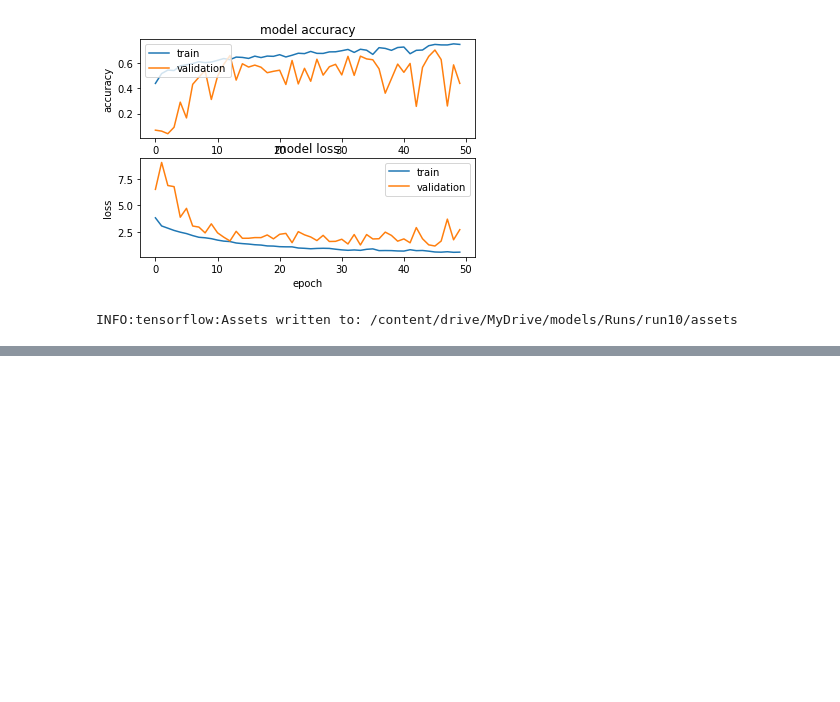
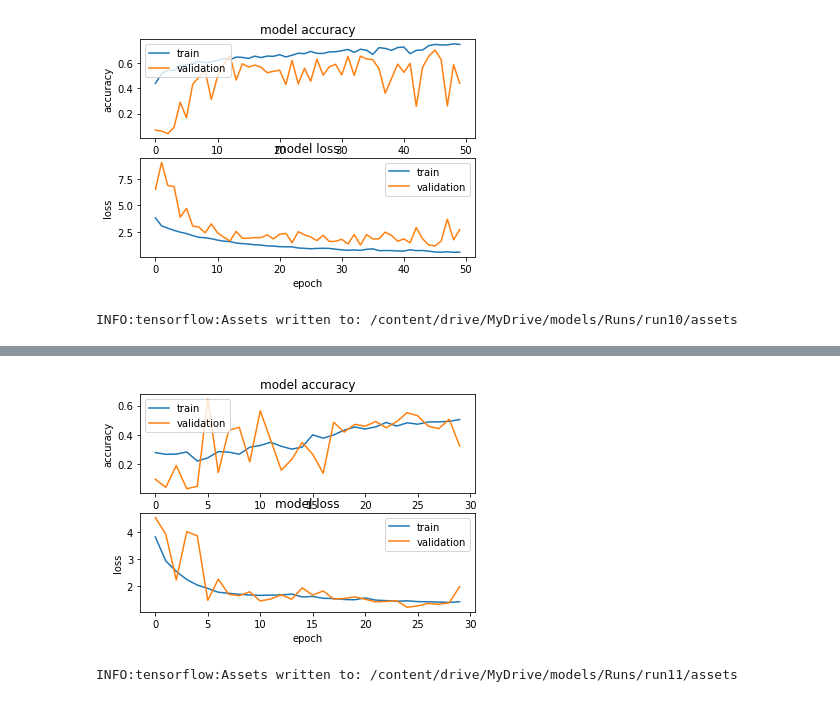
Before and after one commit to florestony54/skin-lesion, a Jupyter notebook: skin_lesion.ipynb, the cells around one changed output, grey strips where cells are left out. Drawn from its saved outputs; the diff is of its cells as text; code cells hidden in the pictures; blank space fills up the shorter version.

```diff
--- a/skin_lesion.ipynb
+++ b/skin_lesion.ipynb
@@ -912,0 +938,77 @@ INFO:tensorflow:Assets written to: /content/drive/MyDrive/models/Runs/run10/asse
+# %%
+batch_size = 32
+img_height = 450//3
+img_width = 600//3
+target_size = (img_height, img_width)
+
+train_data = train_datagen.flow_from_directory(
+    train_dir,
+    shuffle = True,
+    seed = 930,
+    target_size = target_size,
+    batch_size = batch_size,
+    class_mode = 'categorical'
+)
+
+val_data = val_datagen.flow_from_directory(
+    val_dir,
+    shuffle = True,
+    seed =930,
+    target_size = target_size,
+    batch_size = batch_size,
+    class_mode = 'categorical'
+)
+
+model = tf.keras.Sequential([
+  layers.Conv2D(32, 3, kernel_regularizer='l2'),
+  layers.BatchNormalization(),
+  layers.Activation('relu'),
+  layers.Conv2D(32, 3, kernel_regularizer='l2'),
+  layers.BatchNormalization(),
+  layers.Activation('relu'),
+  layers.MaxPooling2D(2),
+  layers.Activation('relu'),
+  layers.Conv2D(32, 3, kernel_regularizer='l2'),
+  layers.BatchNormalization(),
+  layers.Activation('relu'),
+  layers.Conv2D(32, 3, kernel_regularizer='l2'),
+  layers.BatchNormalization(),
+  layers.Activation('relu'),
+  layers.MaxPooling2D(2),
+  layers.Activation('relu'),
+  layers.Conv2D(32, 3, kernel_regularizer='l2'),
+  layers.BatchNormalization(),
+  layers.Activation('relu'),
+  layers.Conv2D(32, 3, kernel_regularizer='l2'),
+  layers.BatchNormalization(),
+  layers.Activation('relu'),
+  layers.MaxPooling2D(2),
+  layers.Activation('relu'),
+  layers.Flatten(),
+  layers.Dense(128),
+  layers.Activation('relu'),
+  layers.Dense(7),
+  layers.Activation('softmax')
+])
+
+
+reduce_lr = keras.callbacks.ReduceLROnPlateau(monitor='val_loss', factor=0.5,
+                              patience=5, min_lr=0.00001)
+
+model.compile(
+    optimizer = tf.keras.optimizers.Adam(lr=  0.001 ),
+    loss=tf.losses.CategoricalCrossentropy(from_logits=True),
+    metrics = ['accuracy']
+)
+
+model_history = model.fit(
+    train_data,
+    validation_data = val_data,
+    callbacks = [reduce_lr],
+    class_weight = class_weight,
+    epochs= 30
+)
+plot_model_acc(model_history)
+model_path = "/content/drive/MyDrive/models/Runs/run11"
+model.save( model_path )
+# %% [output]
@@ -912,0 +1032,2 @@ INFO:tensorflow:Assets written to: /content/drive/MyDrive/models/Runs/run10/asse
+[figure, added]
+INFO:tensorflow:Assets written to: /content/drive/MyDrive/models/Runs/run11/assets
```
Also changed, not shown: parts of 18 cells of this notebook.
